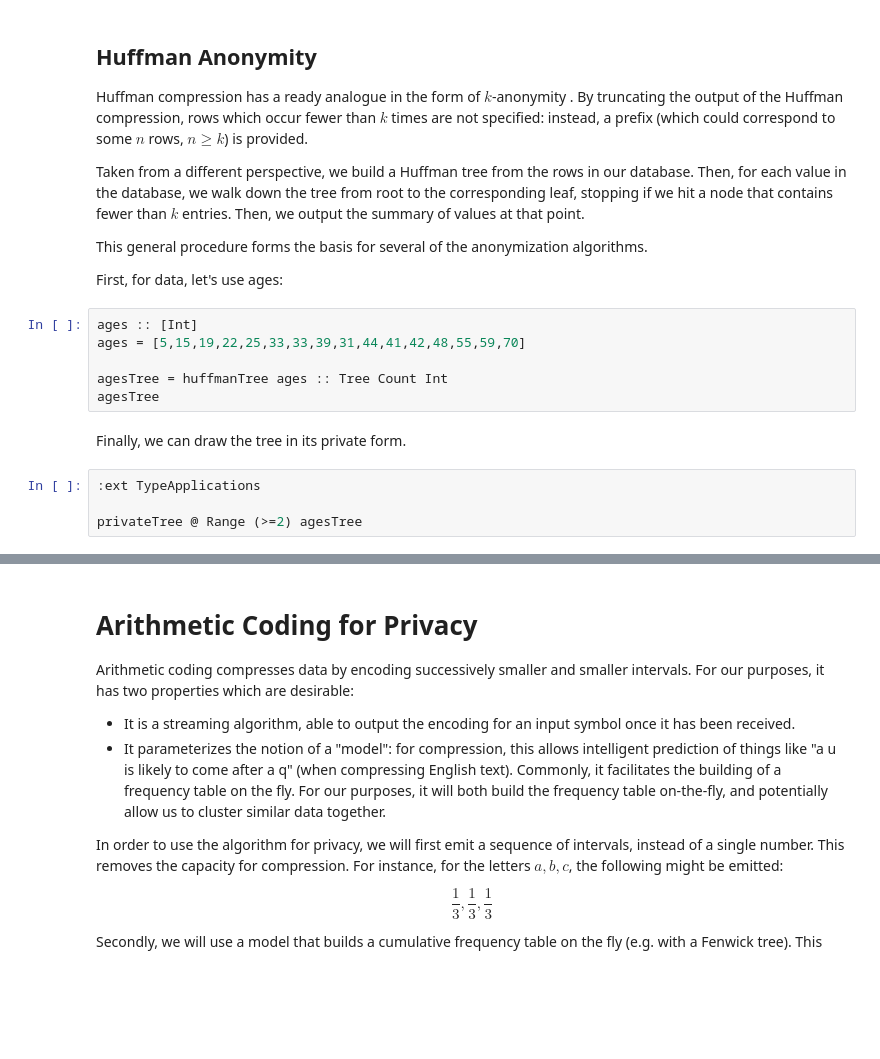
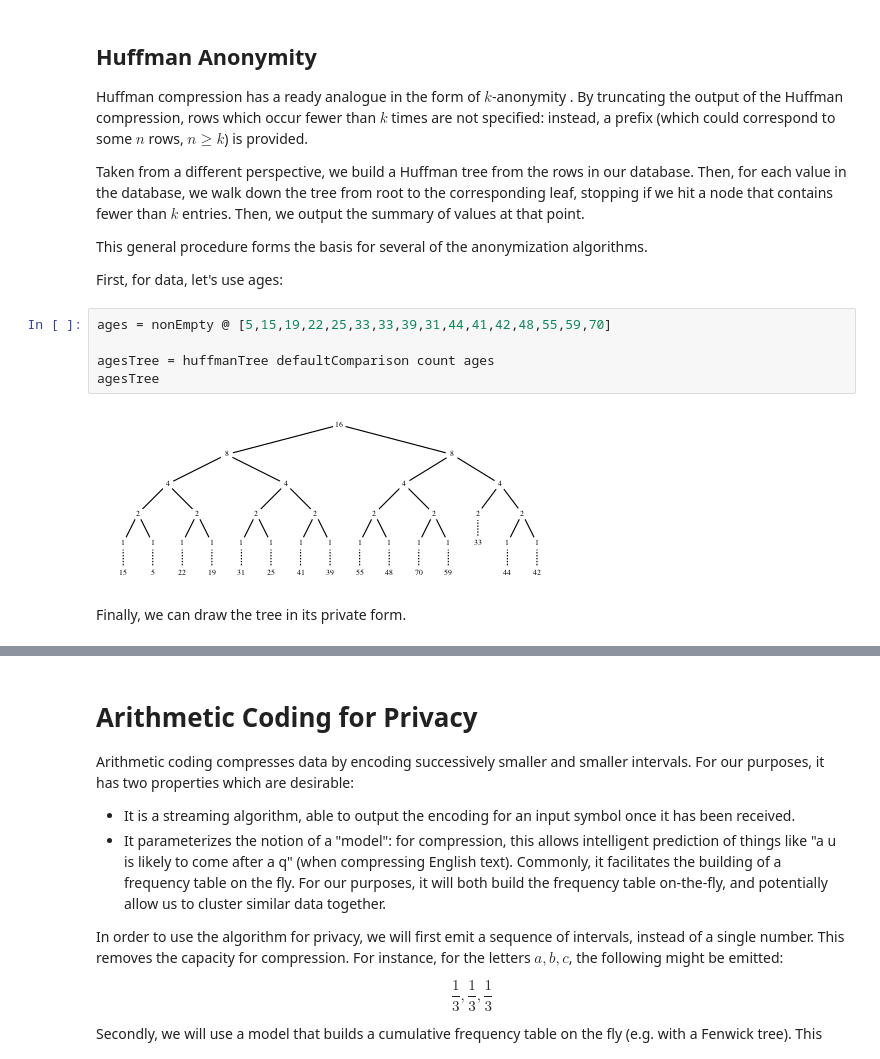
Before and after one commit to oisdk/IHaskell, a Jupyter notebook: notebooks/Privacy.ipynb, the cells around one changed output, grey strips where cells are left out. Drawn from its saved outputs; the diff is of its cells as text; blank space fills up the shorter version.

```diff
--- a/notebooks/Privacy.ipynb
+++ b/notebooks/Privacy.ipynb
@@ -273,14 +302,11 @@ This general procedure forms the basis for several of the anonymization algorith
 
 First, for data, let's use ages:
 # %%
-ages :: [Int]
-ages = [5,15,19,22,25,33,33,39,31,44,41,42,48,55,59,70]
+ages = nonEmpty @ [5,15,19,22,25,33,33,39,31,44,41,42,48,55,59,70]
 
-agesTree = huffmanTree ages :: Tree Count Int
+agesTree = huffmanTree defaultComparison count ages
 agesTree
+# %% [output]
+[figure, added]
 # %% [markdown]
 Finally, we can draw the tree in its private form.
-# %%
-:ext TypeApplications
-
-privateTree @ Range (>=2) agesTree
```
Also changed, not shown: parts of 36 cells of this notebook, 5 other files.
